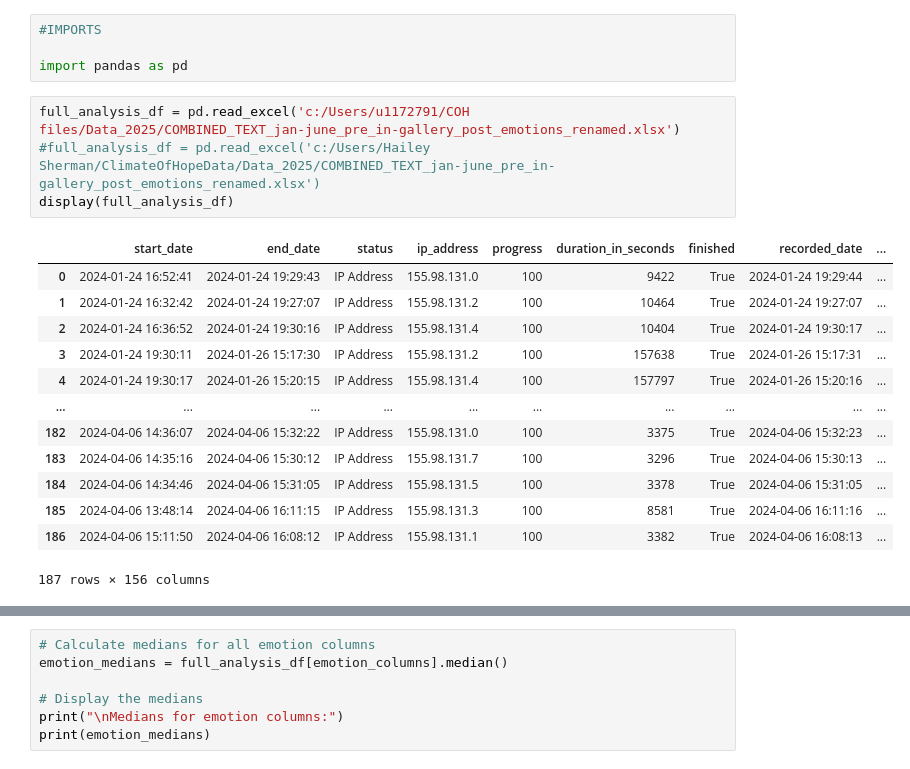
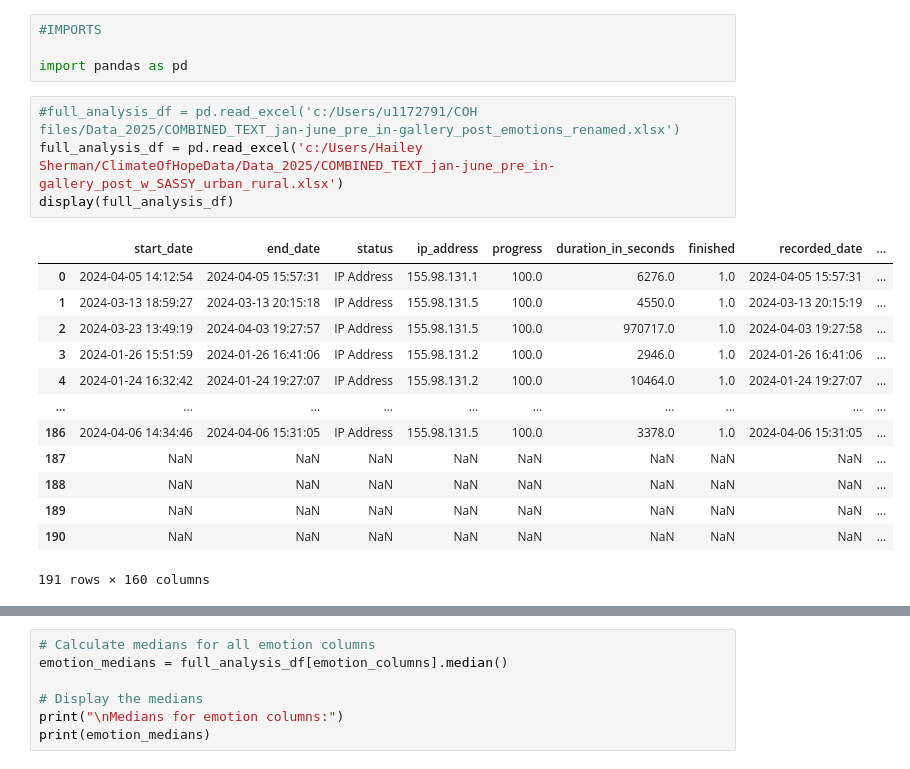
Before and after one commit to Hailcyon/AISL-data-analysis, a Jupyter notebook: numericize_emotions.ipynb, the cells around one changed output, grey strips where cells are left out. Saved outputs shown, nothing was run; the diff lists cells and outputs as text.

```diff
--- a/numericize_emotions.ipynb
+++ b/numericize_emotions.ipynb
@@ -3,23 +3,23 @@
 
 import pandas as pd
 # %%
-full_analysis_df = pd.read_excel('c:/Users/u1172791/COH files/Data_2025/COMBINED_TEXT_jan-june_pre_in-gallery_post_emotions_renamed.xlsx')
-#full_analysis_df = pd.read_excel('c:/Users/Hailey Sherman/ClimateOfHopeData/Data_2025/COMBINED_TEXT_jan-june_pre_in-gallery_post_emotions_renamed.xlsx')
+#full_analysis_df = pd.read_excel('c:/Users/u1172791/COH files/Data_2025/COMBINED_TEXT_jan-june_pre_in-gallery_post_emotions_renamed.xlsx')
+full_analysis_df = pd.read_excel('c:/Users/Hailey Sherman/ClimateOfHopeData/Data_2025/COMBINED_TEXT_jan-june_pre_in-gallery_post_w_SASSY_urban_rural.xlsx')
 display(full_analysis_df)
 # %% [output]
 |  | start_date | end_date | status | ip_address | progress | duration_in_seconds | finished | recorded_date | ... |
-| 0 | 2024-01-24 16:52:41 | 2024-01-24 19:29:43 | IP Address | 155.98.131.0 | 100 | 9422 | True | 2024-01-24 19:29:44 | ... |
-| 1 | 2024-01-24 16:32:42 | 2024-01-24 19:27:07 | IP Address | 155.98.131.2 | 100 | 10464 | True | 2024-01-24 19:27:07 | ... |
-| 2 | 2024-01-24 16:36:52 | 2024-01-24 19:30:16 | IP Address | 155.98.131.4 | 100 | 10404 | True | 2024-01-24 19:30:17 | ... |
-| 3 | 2024-01-24 19:30:11 | 2024-01-26 15:17:30 | IP Address | 155.98.131.2 | 100 | 157638 | True | 2024-01-26 15:17:31 | ... |
-| 4 | 2024-01-24 19:30:17 | 2024-01-26 15:20:15 | IP Address | 155.98.131.4 | 100 | 157797 | True | 2024-01-26 15:20:16 | ... |
+| 0 | 2024-04-05 14:12:54 | 2024-04-05 15:57:31 | IP Address | 155.98.131.1 | 100.0 | 6276.0 | 1.0 | 2024-04-05 15:57:31 | ... |
+| 1 | 2024-03-13 18:59:27 | 2024-03-13 20:15:18 | IP Address | 155.98.131.5 | 100.0 | 4550.0 | 1.0 | 2024-03-13 20:15:19 | ... |
+| 2 | 2024-03-23 13:49:19 | 2024-04-03 19:27:57 | IP Address | 155.98.131.5 | 100.0 | 970717.0 | 1.0 | 2024-04-03 19:27:58 | ... |
+| 3 | 2024-01-26 15:51:59 | 2024-01-26 16:41:06 | IP Address | 155.98.131.2 | 100.0 | 2946.0 | 1.0 | 2024-01-26 16:41:06 | ... |
+| 4 | 2024-01-24 16:32:42 | 2024-01-24 19:27:07 | IP Address | 155.98.131.2 | 100.0 | 10464.0 | 1.0 | 2024-01-24 19:27:07 | ... |
 | ... | ... | ... | ... | ... | ... | ... | ... | ... | ... |
-| 182 | 2024-04-06 14:36:07 | 2024-04-06 15:32:22 | IP Address | 155.98.131.0 | 100 | 3375 | True | 2024-04-06 15:32:23 | ... |
-| 183 | 2024-04-06 14:35:16 | 2024-04-06 15:30:12 | IP Address | 155.98.131.7 | 100 | 3296 | True | 2024-04-06 15:30:13 | ... |
-| 184 | 2024-04-06 14:34:46 | 2024-04-06 15:31:05 | IP Address | 155.98.131.5 | 100 | 3378 | True | 2024-04-06 15:31:05 | ... |
-| 185 | 2024-04-06 13:48:14 | 2024-04-06 16:11:15 | IP Address | 155.98.131.3 | 100 | 8581 | True | 2024-04-06 16:11:16 | ... |
-| 186 | 2024-04-06 15:11:50 | 2024-04-06 16:08:12 | IP Address | 155.98.131.1 | 100 | 3382 | True | 2024-04-06 16:08:13 | ... |
+| 186 | 2024-04-06 14:34:46 | 2024-04-06 15:31:05 | IP Address | 155.98.131.5 | 100.0 | 3378.0 | 1.0 | 2024-04-06 15:31:05 | ... |
+| 187 | NaN | NaN | NaN | NaN | NaN | NaN | NaN | NaN | ... |
+| 188 | NaN | NaN | NaN | NaN | NaN | NaN | NaN | NaN | ... |
+| 189 | NaN | NaN | NaN | NaN | NaN | NaN | NaN | NaN | ... |
+| 190 | NaN | NaN | NaN | NaN | NaN | NaN | NaN | NaN | ... |
-187 rows × 156 columns
+191 rows × 160 columns
 # %%
 # Define the prefixes we're looking for
 emotion_prefixes = ['aspen_', 'here_now_impacts_', 'build_momentum_', 'connecting_']
```
Also changed, not shown: parts of 3 cells of this notebook, 1 other file.
